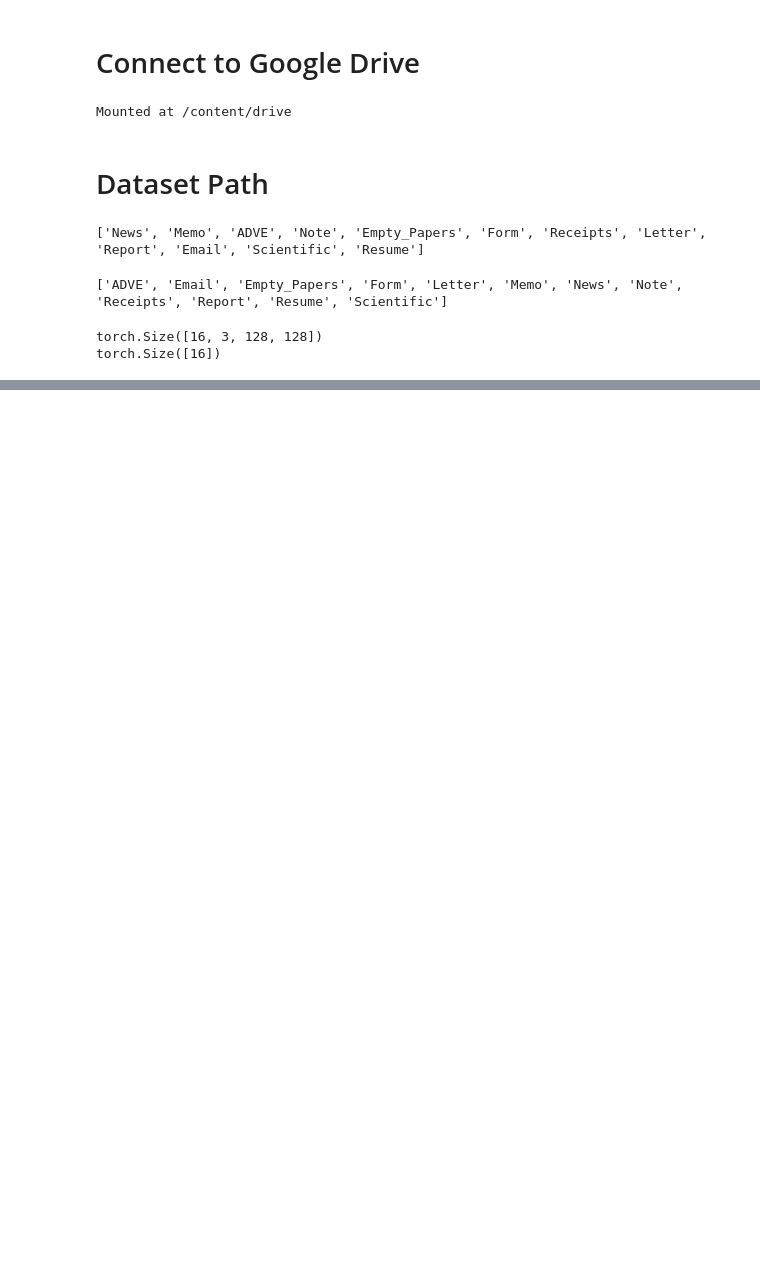
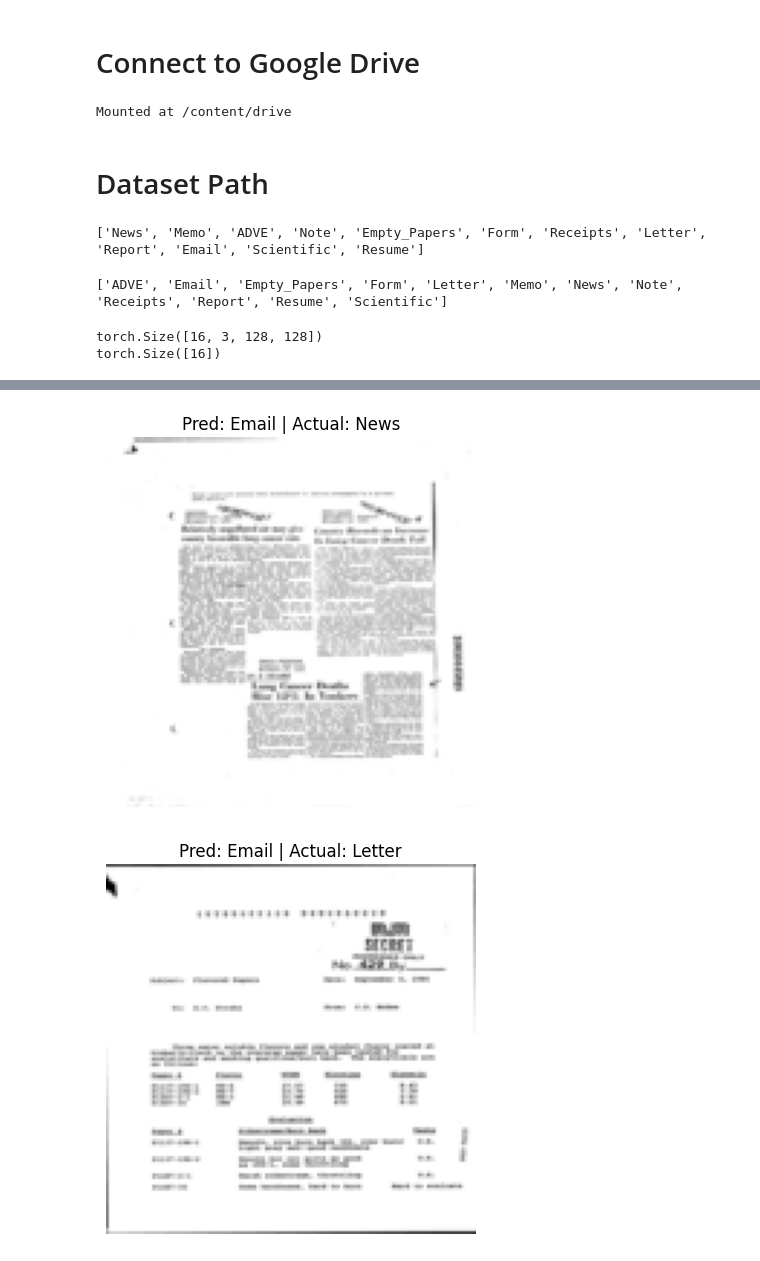
Before and after one commit to ismoil27/deep_vision_mastery, a Jupyter notebook: computer_vision.ipynb, the cells around one changed output, grey strips where cells are left out. Cells and saved outputs as stored; diff of their text form; code cells hidden in the pictures; blank space fills up the shorter version.

Commit message:
feat: first CNN model training and testing model with actual image dataset

```diff
--- a/computer_vision.ipynb
+++ b/computer_vision.ipynb
@@ -48,0 +81,7 @@ torch.Size([16])
+# %%
+# Loss function
+criterion = nn.CrossEntropyLoss()
+# %%
+# Optimizer
+import torch.optim as optim
+optimizer = optim.Adam(model.parameters(), lr=0.001)
@@ -48,0 +138,28 @@ torch.Size([16])
+# %%
+import matplotlib.pyplot as plt
+
+model.eval()
+
+images, labels = next(iter(loader))
+
+images = images.to(device)
+
+with torch.no_grad():
+    outputs = model(images)
+    _, preds = torch.max(outputs, 1)
+
+# move back to cpu
+images = images.cpu()
+labels = labels.cpu()
+preds = preds.cpu()
+
+for i in range(3):
+    img = images[i].permute(1, 2, 0)
+
+    plt.imshow(img)
+    plt.title(f"Pred: {class_names[preds[i]]} | Actual: {class_names[labels[i]]}")
+    plt.axis('off')
+    plt.show()
+# %% [output]
+[figure, added]
+[figure, added]
```
Also changed, not shown: parts of 7 cells of this notebook.
